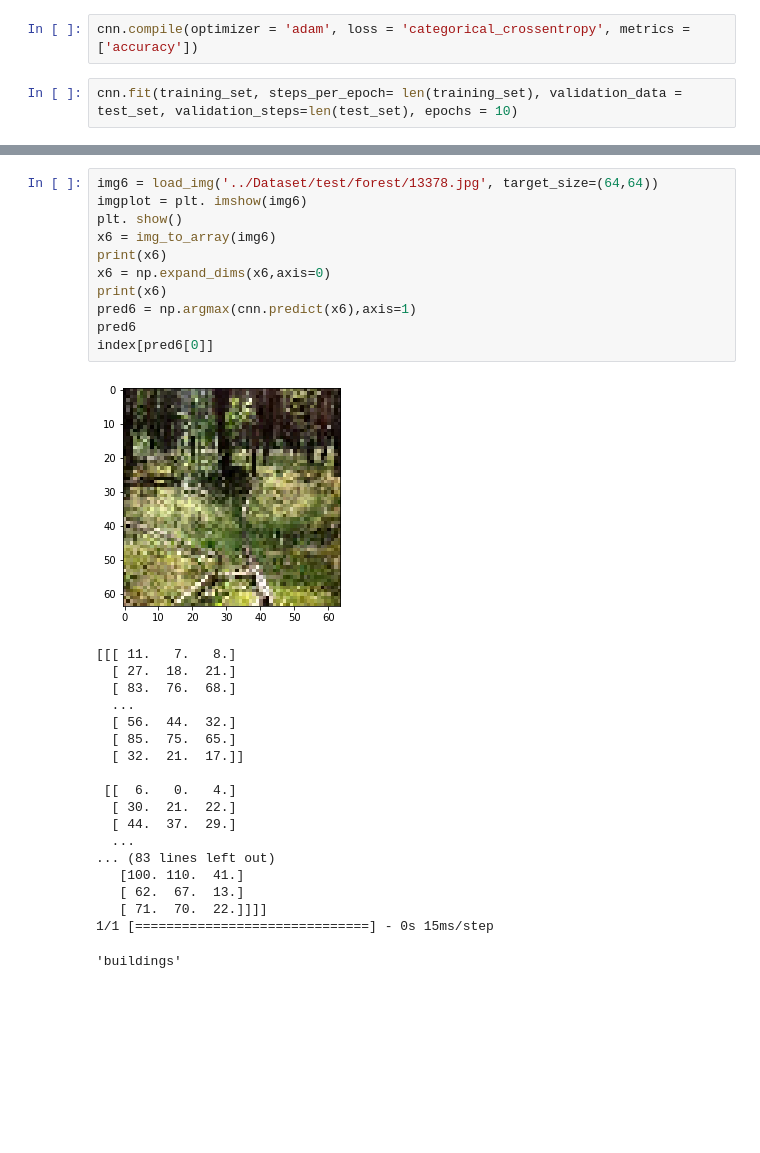
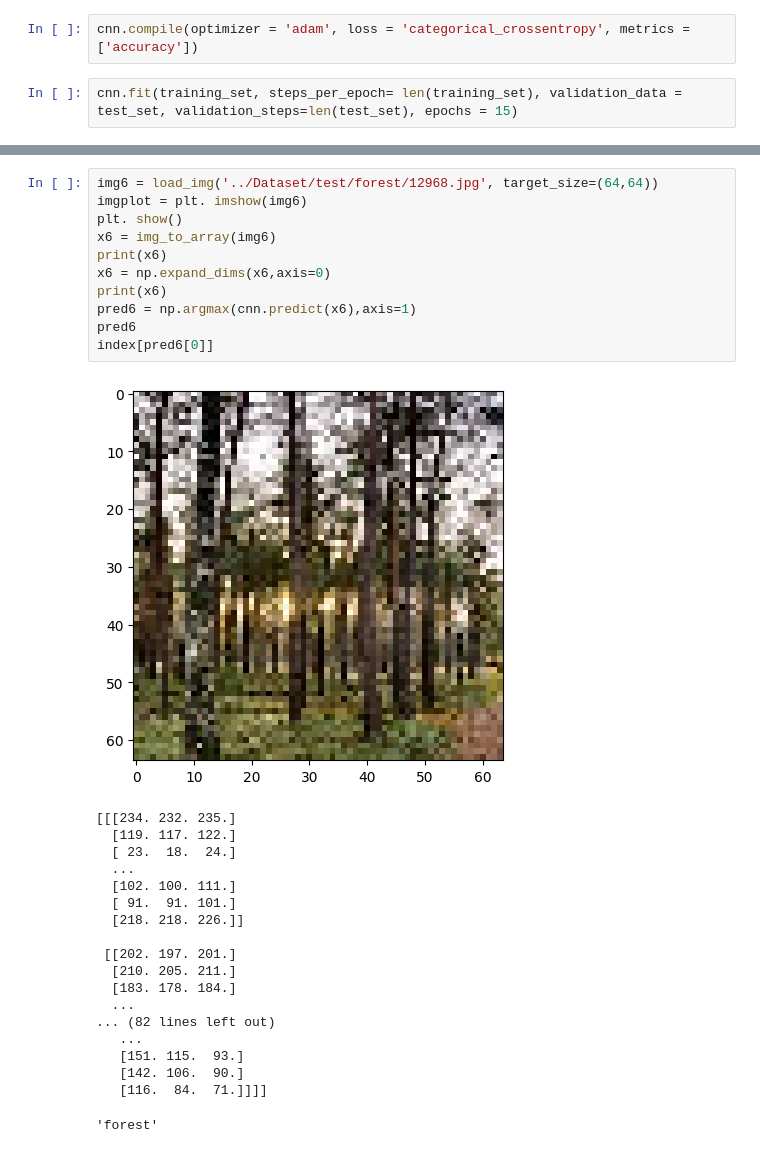
Before and after one commit to Harshil-94/MultiClass-Classification, a Jupyter notebook: model/mlcnn.ipynb, the cells around one changed output, grey strips where cells are left out. Cells and saved outputs as stored; diff of their text form; blank space fills up the shorter version.

```diff
--- a/model/mlcnn.ipynb
+++ b/model/mlcnn.ipynb
@@ -73,5 +71,5 @@ cnn.add(Dense(units=6, activation='softmax'))
 # %%
 cnn.compile(optimizer = 'adam', loss = 'categorical_crossentropy', metrics = ['accuracy'])
 # %%
-cnn.fit(training_set, steps_per_epoch= len(training_set), validation_data = test_set, validation_steps=len(test_set), epochs = 10)
+cnn.fit(training_set, steps_per_epoch= len(training_set), validation_data = test_set, validation_steps=len(test_set), epochs = 15)
 # %% [output]
@@ -227,32 +222,32 @@ index[pred5[0]]
 'street'
 # %%
-img6 = load_img('../Dataset/test/forest/13378.jpg', target_size=(64,64))
+img6 = load_img('../Dataset/test/forest/12968.jpg', target_size=(64,64))
 imgplot = plt. imshow(img6)
 plt. show()
 x6 = img_to_array(img6)
 print(x6)
 x6 = np.expand_dims(x6,axis=0)
 print(x6)
 pred6 = np.argmax(cnn.predict(x6),axis=1)
 pred6
 index[pred6[0]]
 # %% [output]
-[figure, old version]
+[figure, new version]
-[[[ 11.   7.   8.]
-  [ 27.  18.  21.]
-  [ 83.  76.  68.]
+[[[234. 232. 235.]
+  [119. 117. 122.]
+  [ 23.  18.  24.]
   ...
-  [ 56.  44.  32.]
-  [ 85.  75.  65.]
-  [ 32.  21.  17.]]
+  [102. 100. 111.]
+  [ 91.  91. 101.]
+  [218. 218. 226.]]
 
- [[  6.   0.   4.]
-  [ 30.  21.  22.]
-  [ 44.  37.  29.]
+ [[202. 197. 201.]
+  [210. 205. 211.]
+  [183. 178. 184.]
   ...
-... (83 lines left out)
-   [100. 110.  41.]
-   [ 62.  67.  13.]
-   [ 71.  70.  22.]]]]
-1/1 [==============================] - 0s 15ms/step
+... (82 lines left out)
+   ...
+   [151. 115.  93.]
+   [142. 106.  90.]
+   [116.  84.  71.]]]]
-'buildings'
+'forest'
```
Also changed, not shown: parts of 6 cells of this notebook.
